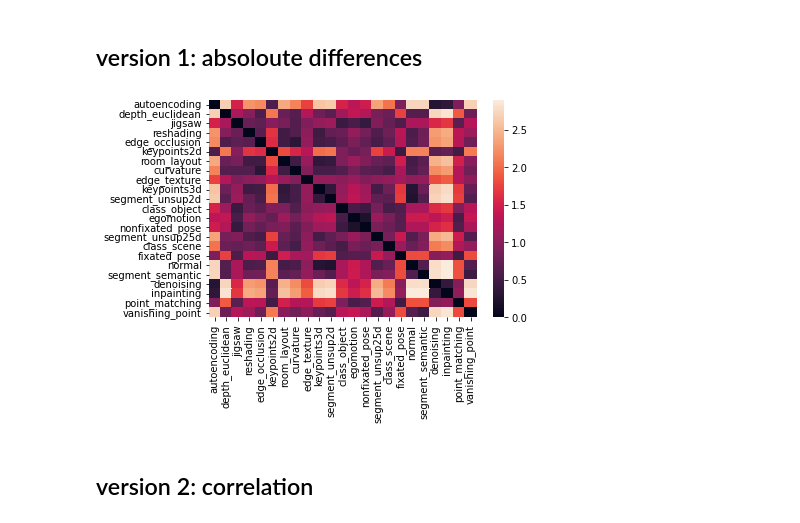
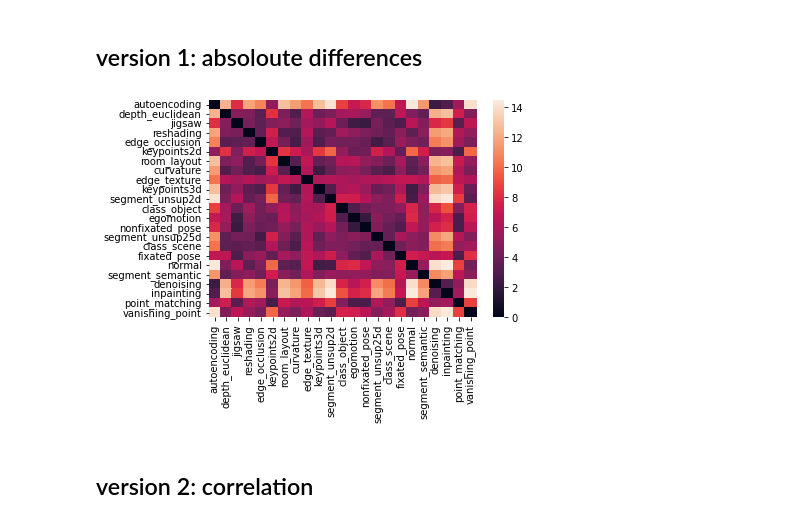
Before and after one commit to toniklenk/analysis-taskonomy, a Jupyter notebook: scripts/factors analysis.ipynb, the cells around one changed output. Saved outputs shown, nothing was run; the diff lists cells and outputs as text; code cells hidden in the pictures.

```diff
--- a/scripts/factors analysis.ipynb
+++ b/scripts/factors analysis.ipynb
@@ -81,12 +101,24 @@ dfibc = dfibc.loc[_models]
 # %%
 # load & subselect maxpooled data
-dfi_m = load_integration(PATH_INTEGRATION_MAXPOOL)
-dfibc_m = load_ibcorr(PATH_IBCORR_MAXPOOL)
+_blocking = "maxpool"
+_layers = slice(6, 14)
 
-dfi_m = dfi_m.sort_index().loc[(slice(None), _dataset, _scale, slice(None), _layers_blocked)]
-dfi_m = dfi_m.loc[_models]
-dfi_m = dfi_m.droplevel(["dataset","scale"])
+dfi = load_integration(PATH_INTEGRATION_MAXPOOL)
+dfibc = load_ibcorr(PATH_IBCORR_MAXPOOL)
 
-dfibc_m = dfibc_m.sort_index().loc[(slice(None),_study, _scale, _layers_blocked)]
-dfibc_m = dfibc_m.loc[_models]
-dfibc_m = dfibc_m.droplevel(["study","scale"])
+dfi = dfi.sort_index().loc[(_models, _dataset, _scale, slice(None), _layers)]
+dfi = dfi.droplevel(["dataset", "scale"])
+
+dfibc = dfibc.sort_index().loc[(_models, _study, _scale, _layers)]
+dfibc = dfibc.droplevel(["study", "scale"])
+
+# dfi_m = load_integration(PATH_INTEGRATION_MAXPOOL)
+# dfibc_m = load_ibcorr(PATH_IBCORR_MAXPOOL)
+
+# dfi_m = dfi_m.sort_index().loc[(slice(None), _dataset, _scale, slice(None), _layers_blocked)]
+# dfi_m = dfi_m.loc[_models]
+# dfi_m = dfi_m.droplevel(["dataset","scale"])
+
+# dfibc_m = dfibc_m.sort_index().loc[(slice(None),_study, _scale, _layers_blocked)]
+# dfibc_m = dfibc_m.loc[_models]
+# dfibc_m = dfibc_m.droplevel(["study","scale"])
@@ -98,19 +209,23 @@ Optional: Normalized with 2 (spearman correlation range) * num_layers
 # %% [markdown]
 ## version 1: absoloute differences
 # %%
-df = dfibc_m.unstack("layer")
-rdm = pd.DataFrame(0, index=_models, columns=_models)
+df = dfibc.unstack("layer")
+rdm_target_absdiff = pd.DataFrame(0, index=_models, columns=_models)
 
 for c1, c2 in combinations(_models, 2):
     # sum of absoloute differences (easier, no correlation of correlated correlation coefficients)
-    rdm.loc[c1, c2] = (df.loc[c1] - df.loc[c2]).abs().sum()
-    rdm.loc[c2, c1] = (df.loc[c1] - df.loc[c2]).abs().sum()
+    rdm_target_absdiff.loc[c1, c2] = (df.loc[c1] - df.loc[c2]).abs().sum()
+    rdm_target_absdiff.loc[c2, c1] = (df.loc[c1] - df.loc[c2]).abs().sum()
 
 # norming dissimilarity: sum_abs_diff / (num_layers * 2)
-sns.heatmap(rdm, xticklabels=rdm.columns, yticklabels=rdm.index)
-target_rdm = rdm
+sns.heatmap(
+    rdm_target_absdiff,
+    xticklabels=rdm_target_absdiff.columns,
+    yticklabels=rdm_target_absdiff.index,
+)
+target_rdm = rdm_target_absdiff
 # %% [output]
-[figure, old version]
+[figure, new version]
 # %% [markdown]
 ## version 2: correlation
 # %%
```
Also changed, not shown: parts of 88 cells of this notebook, 1 other file.
